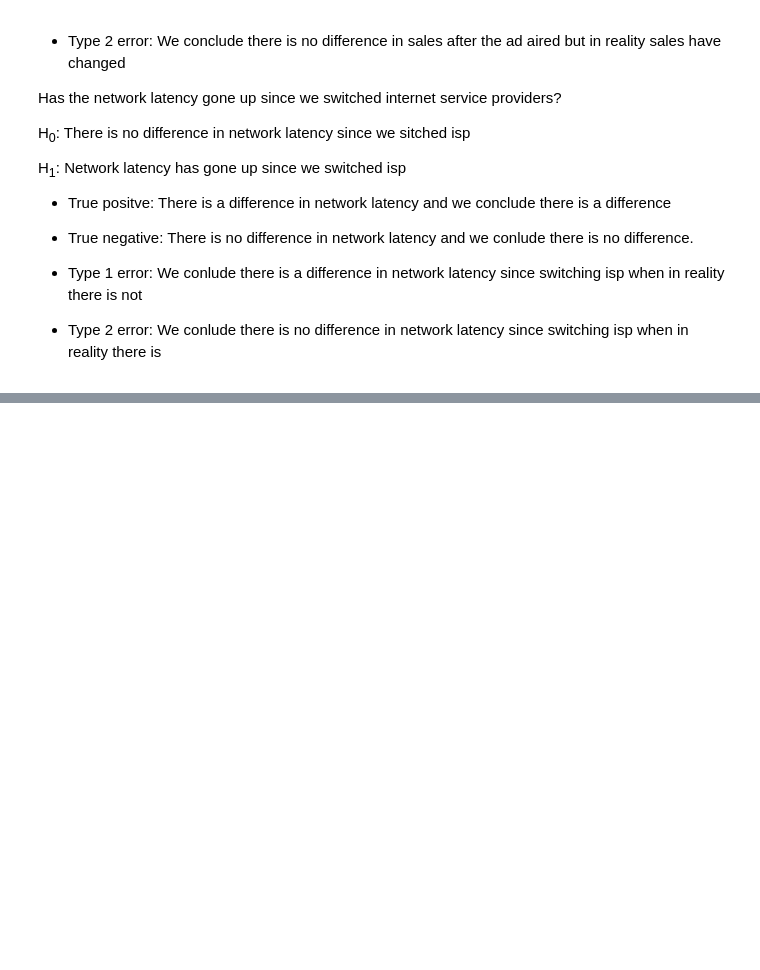
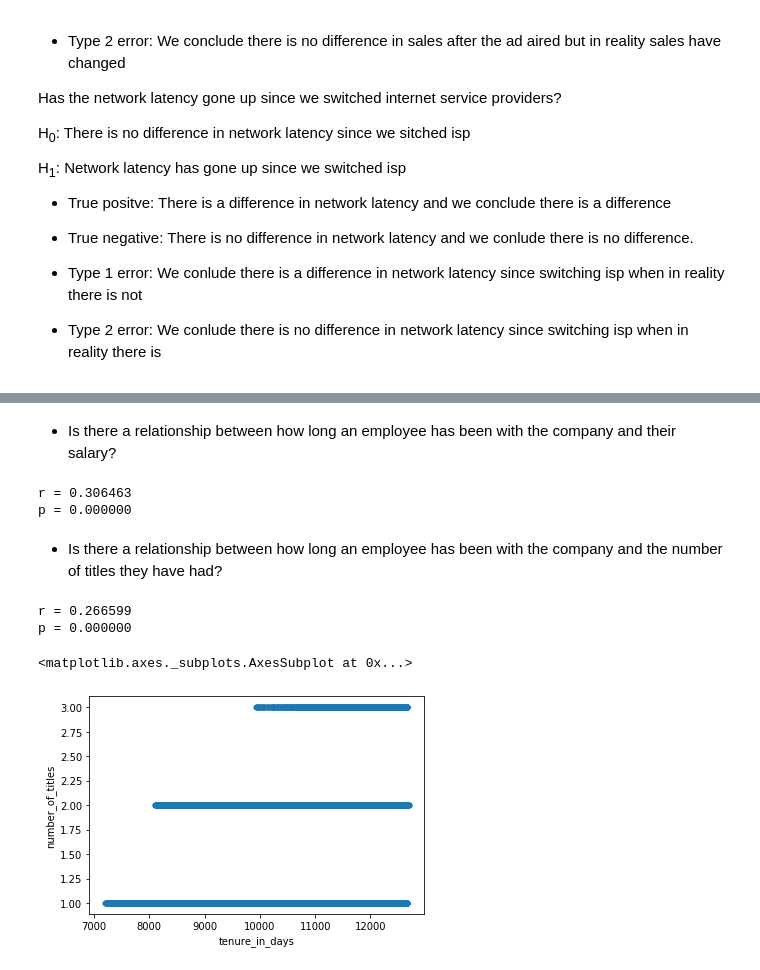
Before and after one commit to davidtenorio1/statistics-exercises, a Jupyter notebook: hypothesis_testing.ipynb, the cells around one changed output, grey strips where cells are left out. Drawn from its saved outputs; the diff is of its cells as text; code cells hidden in the pictures; blank space fills up the shorter version.

```diff
--- a/hypothesis_testing.ipynb
+++ b/hypothesis_testing.ipynb
@@ -55,0 +179,34 @@ H<sub>1</sub>: Network latency has gone up since we switched isp
+# %%
+url = f'mysql+pymysql://{user}:{password}@{host}/employees'
+
+employees_df = pd.read_sql('SELECT * FROM employees', url)
+# %% [markdown]
+- Is there a relationship between how long an employee has been with the company and their salary?
+# %%
+salaries = pd.read_sql("""select salary, DateDiff(now(), hire_date) as tenure_in_days
+                        from employees join salaries on salaries.emp_no = employees.emp_no
+                        where to_date = '9999-01-01'""", url)
+r,p = stats.pearsonr(salaries.salary, salaries.tenure_in_days)
+print(f'r = {r:f}')
+print(f'p = {p:f}')
+# There is a moderate to weak correlation
+# %% [output]
+r = 0.306463
+p = 0.000000
+# %% [markdown]
+- Is there a relationship between how long an employee has been with the company and the number of titles they have had?
+# %%
+titles = pd.read_sql("""select emp_no, count(title) as number_of_titles, DateDiff(now(), hire_date) as tenure_in_days
+                        from employees join titles using (emp_no)
+                        group by emp_no""", url)
+# %%
+r,p = stats.pearsonr(titles.number_of_titles, titles.tenure_in_days)
+print(f'r = {r:f}')
+print(f'p = {p:f}')
+titles.plot.scatter('tenure_in_days', 'number_of_titles')
+# There is a weak correlation
+# %% [output]
+r = 0.266599
+p = 0.000000
+<matplotlib.axes._subplots.AxesSubplot at 0x...>
+[figure, added]
```
Also changed, not shown: parts of 27 cells of this notebook.
